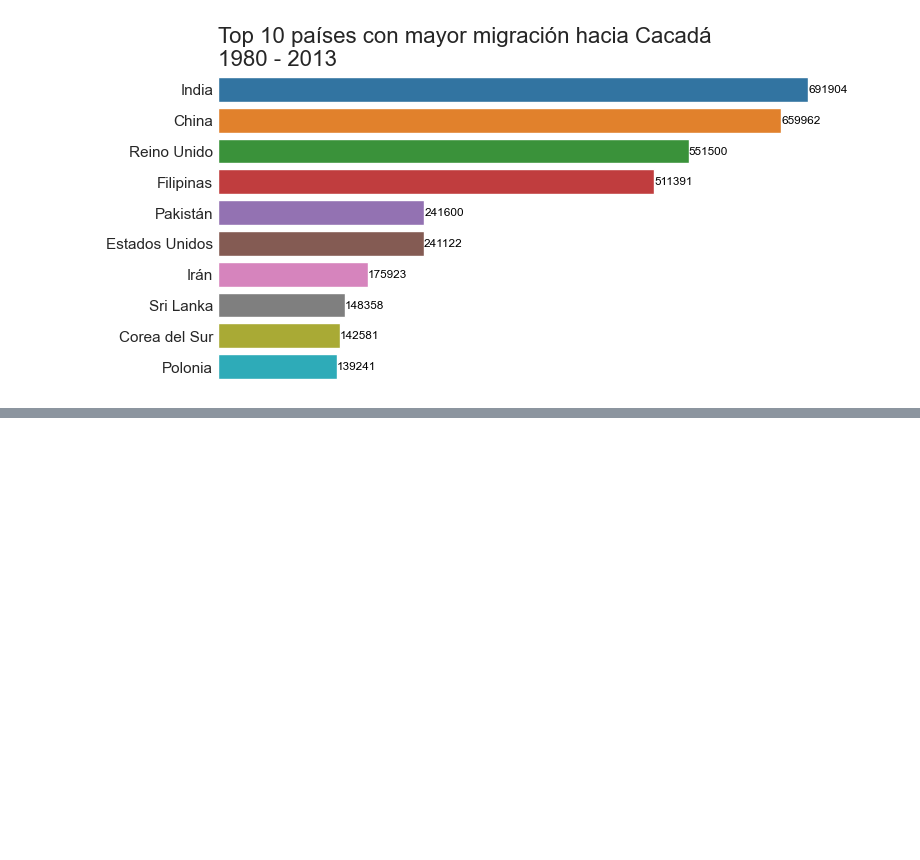
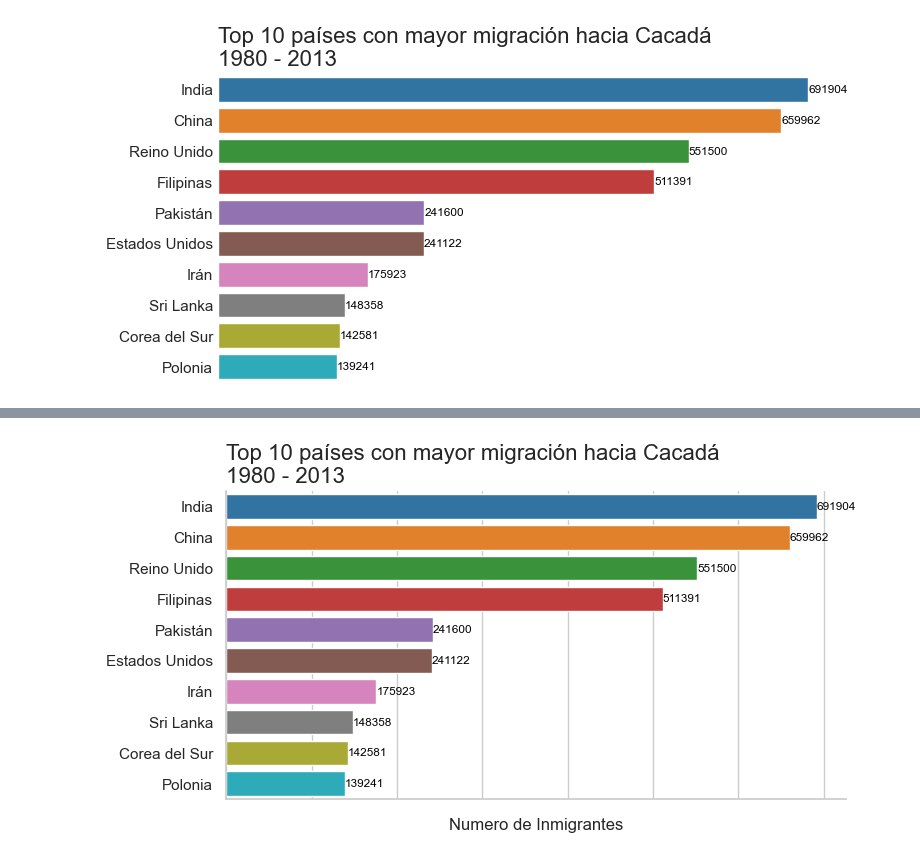
Before and after one commit to OctavioPinoRosas/CursoAlura_DataScience, a Jupyter notebook: Visualizacion_De_Datos/Visualizacion_de_datos_con_python.ipynb, the cells around one changed output, grey strips where cells are left out. Cells and saved outputs as stored; diff of their text form; code cells hidden in the pictures; blank space fills up the shorter version.

```diff
--- a/Visualizacion_De_Datos/Visualizacion_de_datos_con_python.ipynb
+++ b/Visualizacion_De_Datos/Visualizacion_de_datos_con_python.ipynb
@@ -415,0 +433,5 @@ generar_grafico('tab10')
+# %%
+sns.set_theme(style='whitegrid')
+generar_grafico('tab10')
+# %% [output]
+[figure, added]
```
Also changed, not shown: parts of 3 cells of this notebook.
